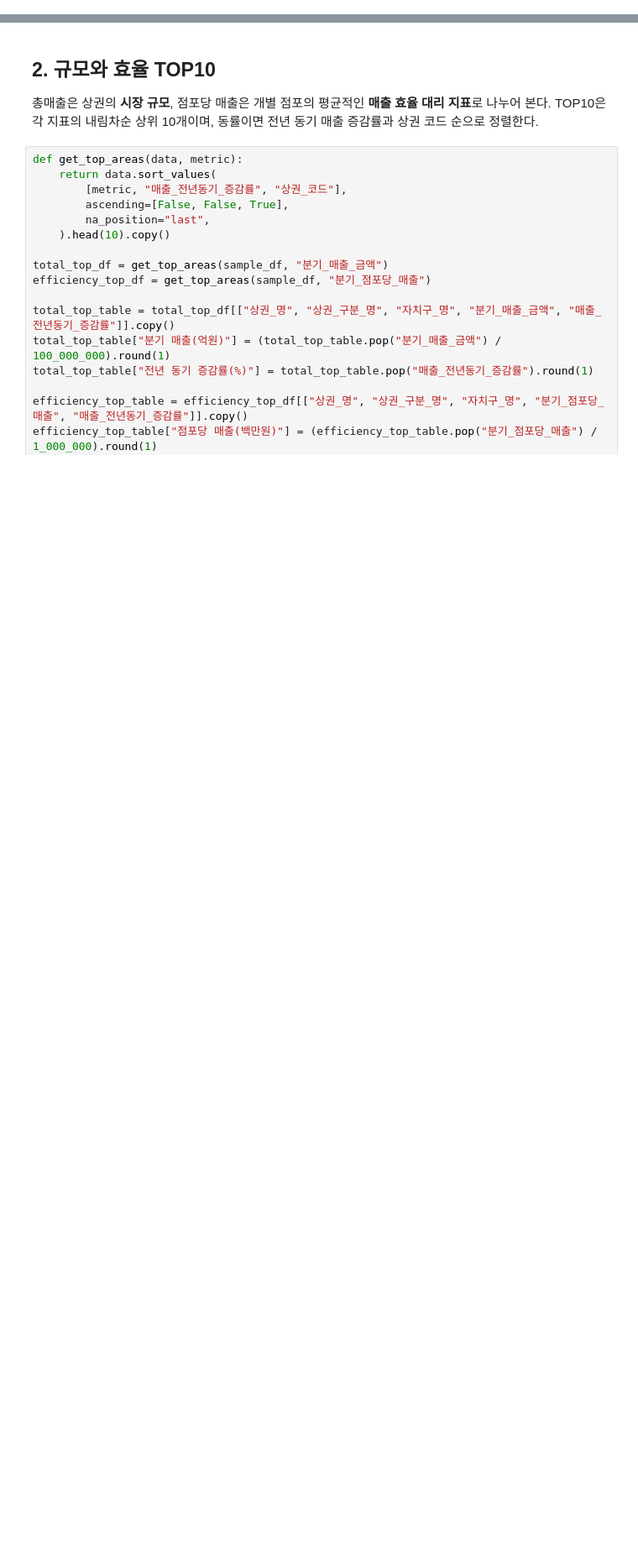
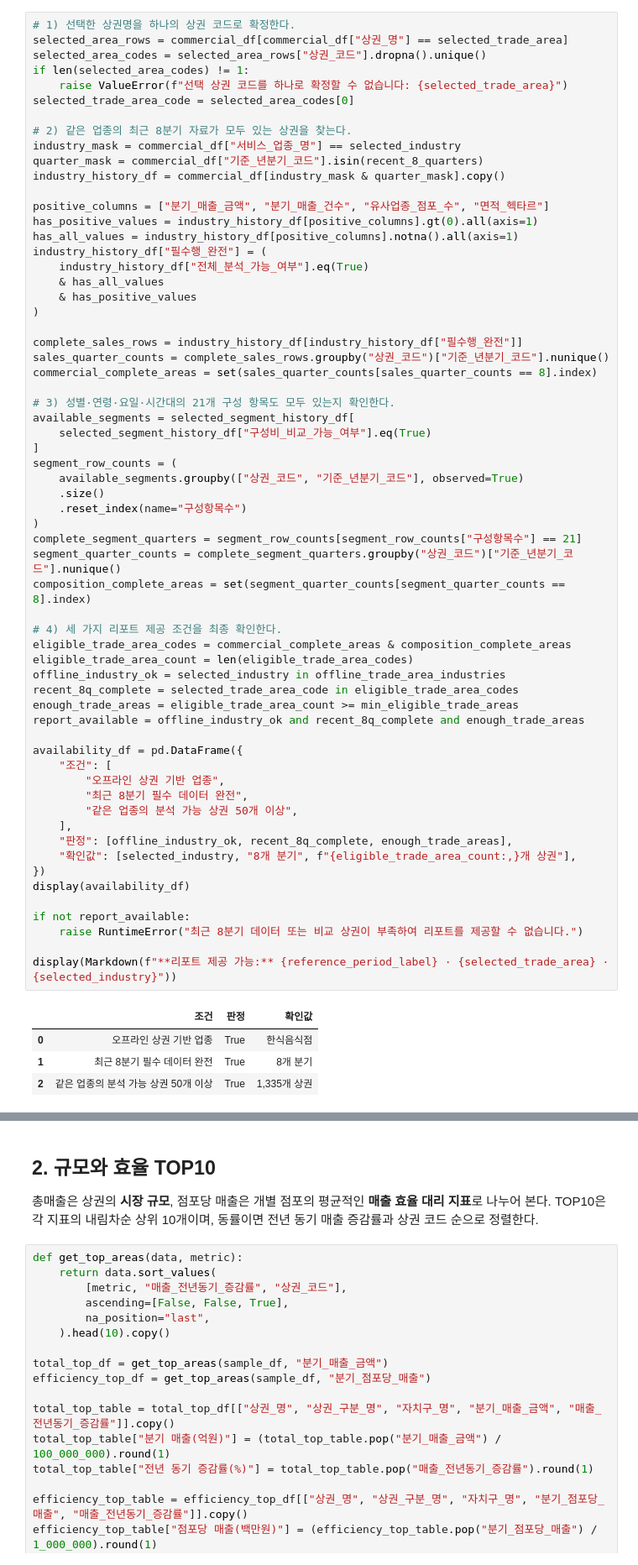
Before and after one commit to scksh/seoul_commerce, a Jupyter notebook: analysis/analysis.ipynb, the cells around one changed output, grey strips where cells are left out. Shown at 84% size. Drawn from its saved outputs; the diff is of its cells as text; blank space fills up the shorter version.

```diff
--- a/analysis/analysis.ipynb
+++ b/analysis/analysis.ipynb
@@ -51,0 +118,67 @@ print(f"데이터 로드 완료: 상권·업종 {len(commercial_df):,}행, 상
+# %%
+# 1) 선택한 상권명을 하나의 상권 코드로 확정한다.
+selected_area_rows = commercial_df[commercial_df["상권_명"] == selected_trade_area]
+selected_area_codes = selected_area_rows["상권_코드"].dropna().unique()
+if len(selected_area_codes) != 1:
+    raise ValueError(f"선택 상권 코드를 하나로 확정할 수 없습니다: {selected_trade_area}")
+selected_trade_area_code = selected_area_codes[0]
+
+# 2) 같은 업종의 최근 8분기 자료가 모두 있는 상권을 찾는다.
+industry_mask = commercial_df["서비스_업종_명"] == selected_industry
+quarter_mask = commercial_df["기준_년분기_코드"].isin(recent_8_quarters)
+industry_history_df = commercial_df[industry_mask & quarter_mask].copy()
+
+positive_columns = ["분기_매출_금액", "분기_매출_건수", "유사업종_점포_수", "면적_헥타르"]
+has_positive_values = industry_history_df[positive_columns].gt(0).all(axis=1)
+has_all_values = industry_history_df[positive_columns].notna().all(axis=1)
+industry_history_df["필수행_완전"] = (
+    industry_history_df["전체_분석_가능_여부"].eq(True)
+    & has_all_values
+    & has_positive_values
+)
+
+complete_sales_rows = industry_history_df[industry_history_df["필수행_완전"]]
+sales_quarter_counts = complete_sales_rows.groupby("상권_코드")["기준_년분기_코드"].nunique()
+commercial_complete_areas = set(sales_quarter_counts[sales_quarter_counts == 8].index)
+
+# 3) 성별·연령·요일·시간대의 21개 구성 항목도 모두 있는지 확인한다.
+available_segments = selected_segment_history_df[
+    selected_segment_history_df["구성비_비교_가능_여부"].eq(True)
+]
+segment_row_counts = (
+    available_segments.groupby(["상권_코드", "기준_년분기_코드"], observed=True)
+    .size()
+    .reset_index(name="구성항목수")
+)
+complete_segment_quarters = segment_row_counts[segment_row_counts["구성항목수"] == 21]
+segment_quarter_counts = complete_segment_quarters.groupby("상권_코드")["기준_년분기_코드"].nunique()
+composition_complete_areas = set(segment_quarter_counts[segment_quarter_counts == 8].index)
+
+# 4) 세 가지 리포트 제공 조건을 최종 확인한다.
+eligible_trade_area_codes = commercial_complete_areas & composition_complete_areas
+eligible_trade_area_count = len(eligible_trade_area_codes)
+offline_industry_ok = selected_industry in offline_trade_area_industries
+recent_8q_complete = selected_trade_area_code in eligible_trade_area_codes
+enough_trade_areas = eligible_trade_area_count >= min_eligible_trade_areas
+report_available = offline_industry_ok and recent_8q_complete and enough_trade_areas
+
+availability_df = pd.DataFrame({
+    "조건": [
+        "오프라인 상권 기반 업종",
+        "최근 8분기 필수 데이터 완전",
+        "같은 업종의 분석 가능 상권 50개 이상",
+    ],
+    "판정": [offline_industry_ok, recent_8q_complete, enough_trade_areas],
+    "확인값": [selected_industry, "8개 분기", f"{eligible_trade_area_count:,}개 상권"],
+})
+display(availability_df)
+
+if not report_available:
+    raise RuntimeError("최근 8분기 데이터 또는 비교 상권이 부족하여 리포트를 제공할 수 없습니다.")
+
+display(Markdown(f"**리포트 제공 가능:** {reference_period_label} · {selected_trade_area} · {selected_industry}"))
+# %% [output]
+|  | 조건 | 판정 | 확인값 |
+| 0 | 오프라인 상권 기반 업종 | True | 한식음식점 |
+| 1 | 최근 8분기 필수 데이터 완전 | True | 8개 분기 |
+| 2 | 같은 업종의 분석 가능 상권 50개 이상 | True | 1,335개 상권 |
```
Also changed, not shown: parts of 26 cells of this notebook, 9 other files.
